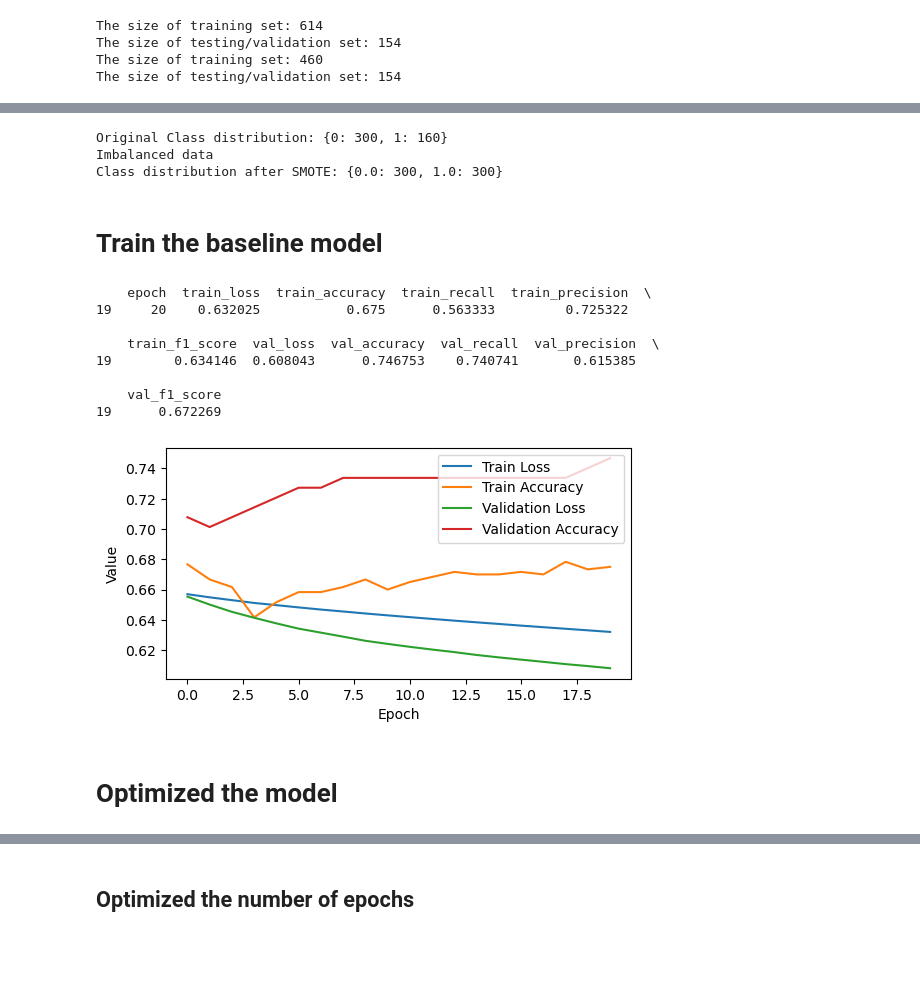
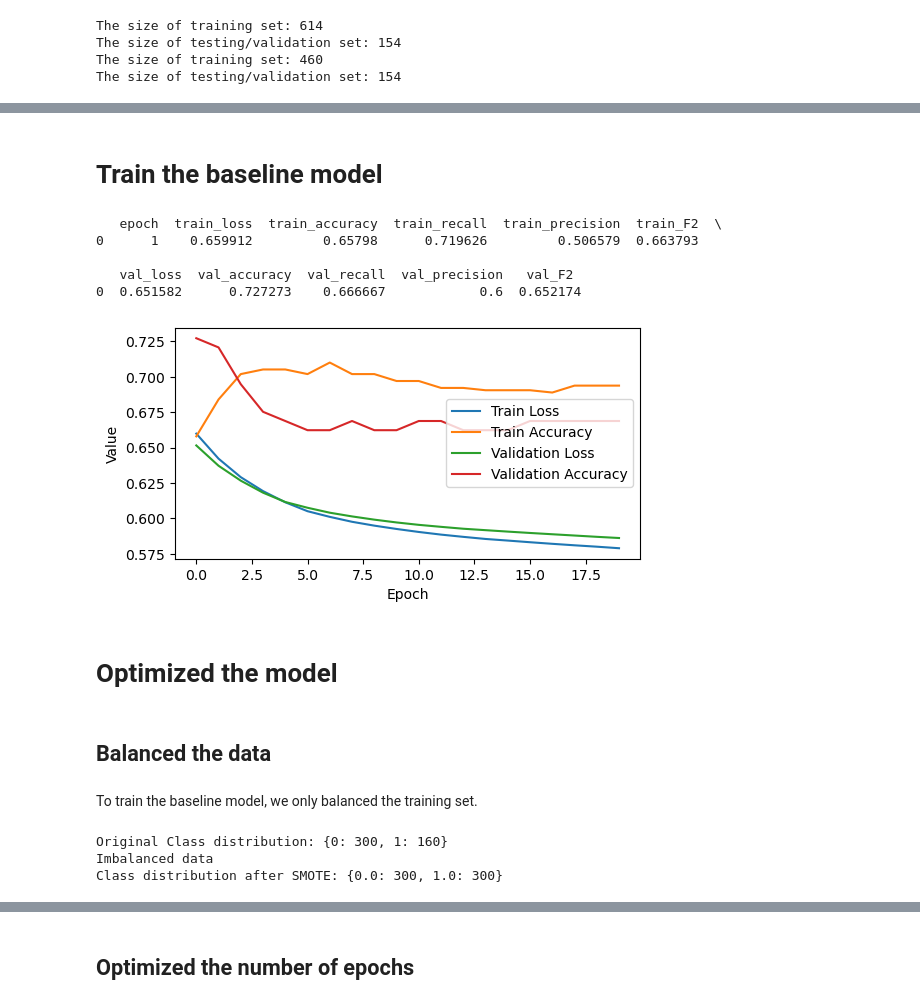
Before and after one commit to wh01019/Deep_Learning_assignment, a Jupyter notebook: a1-1880872_code.ipynb, the cells around one changed output, grey strips where cells are left out. Cells and saved outputs as stored; diff of their text form; code cells hidden in the pictures; blank space fills up the shorter version.

```diff
--- a/a1-1880872_code.ipynb
+++ b/a1-1880872_code.ipynb
@@ -142,9 +111,3 @@ To train the baseline model, we only balanced the training set.
-# %%
-X_train, y_train = balance_data(X_train_nb, y_train_nb)
-# %% [output]
-Original Class distribution: {0: 300, 1: 160}
-Imbalanced data
-Class distribution after SMOTE: {0.0: 300, 1.0: 300}
 # %% [markdown]
 # Train the baseline model
 # %%
@@ -196,9 +159,10 @@ def calculate_metrics_epoch(all_preds, all_labels):
     accuracy = accuracy_score(all_labels, all_preds)
     recall = recall_score(all_labels, all_preds)
     precision = precision_score(all_labels, all_preds)
-    f1 = f1_score(all_labels, all_preds)
+    f2 = fbeta_score(all_labels, all_preds, beta=2)
 
-    return accuracy, recall, precision, f1
+
+    return accuracy, recall, precision, f2
 
 # Define a function for training
 def epoch_train(model, loader, criterion):
@@ -227,9 +191,9 @@ def epoch_train(model, loader, criterion):
 
     # Calculate metrics
     epoch_loss /= len(loader.dataset)
-    accuracy, recall, precision, f1 = calculate_metrics_epoch(all_preds, all_labels)
+    accuracy, recall, precision, f = calculate_metrics_epoch(all_preds, all_labels)
 
-    return epoch_loss, accuracy, recall, precision, f1
+    return epoch_loss, accuracy, recall, precision, f
 
 def epoch_validate(model, loader, criterion):
     model.eval()
@@ -253,9 +217,9 @@ def epoch_validate(model, loader, criterion):
     all_preds = np.array(all_preds) >= 0.5  # Binarize predictions
     all_labels = np.array(all_labels)
 
-    accuracy, recall, precision, f1 = calculate_metrics_epoch(all_preds, all_labels)
+    accuracy, recall, precision, f = calculate_metrics_epoch(all_preds, all_labels)
 
-    return epoch_loss, accuracy, recall, precision, f1
+    return epoch_loss, accuracy, recall, precision, f
 
 # Define a function of training, getting metrics, and saving the best model checkpoint
 def do_all(trainX, trainy, testX, testy, optimizer_name="SGD", learning_rate=0.01, batch_size=32, epochs=20, verbose=0, display=True):
@@ -263,7 +227,7 @@ def do_all(trainX, trainy, testX, testy, optimizer_name="SGD", learning_rate=0.0
     criterion = nn.BCEWithLogitsLoss()
 
     metrics_res = []  # List to store metrics for each epoch
-    best_accuracy = 0.0
+    best_f = 0.0
 
     # Create loaders
     train_loader = get_loader(trainX, trainy, batch_size=batch_size)
@@ -271,10 +235,10 @@ def do_all(trainX, trainy, testX, testy, optimizer_name="SGD", learning_rate=0.0
 
     for epoch in range(epochs):
         # Train the model
-        train_epoch_loss, train_accuracy, train_recall, train_precision, train_f1 = epoch_train(model, train_loader, criterion)
+        train_epoch_loss, train_accuracy, train_recall, train_precision, train_f = epoch_train(model, train_loader, criterion)
 
         # Validate the model
-        val_epoch_loss, val_accuracy, val_recall, val_precision, val_f1 = epoch_validate(model, val_loader, criterion)
+        val_epoch_loss, val_accuracy, val_recall, val_precision, val_f = epoch_validate(model, val_loader, criterion)
 
         # Store metrics in dictionary
         metrics = {
@@ -283,19 +247,19 @@ def do_all(trainX, trainy, testX, testy, optimizer_name="SGD", learning_rate=0.0
             'train_accuracy': train_accuracy,
             'train_recall': train_recall,
             'train_precision': train_precision,
-            'train_f1_score': train_f1,
+            'train_F2': train_f,
             'val_loss': val_epoch_loss,
             'val_accuracy': val_accuracy,
             'val_recall': val_recall,
             'val_precision': val_precision,
-            'val_f1_score': val_f1
+            'val_F2 ': val_f
         }
         metrics_res.append(metrics)
 
         # Check if this is the best accuracy so far
-        if val_accuracy > best_accuracy:
+        if val_f > best_f:
             min_loss = val_epoch_loss
-            best_accuracy = val_accuracy
+            best_f = val_f
             best_epoch = epoch + 1
             best_model = model.state_dict()  # Save model state for the best accuracy
 
@@ -327,19 +291,19 @@ def do_all(trainX, trainy, testX, testy, optimizer_name="SGD", learning_rate=0.0
 
     model.load_state_dict(best_model)
 
-    return model, metrics_res, best_accuracy, min_loss
+    return model, metrics_res, best_f, min_loss
-# %%
-# Train the model
-model, base_metrics_res, _, _ = do_all(X_train, y_train, X_val_nb, y_val_nb)
-# %% [output]
-    epoch  train_loss  train_accuracy  train_recall  train_precision  \
-19     20    0.632025           0.675      0.563333         0.725322
-
-    train_f1_score  val_loss  val_accuracy  val_recall  val_precision  \
-19        0.634146  0.608043      0.746753    0.740741       0.615385
-
-    val_f1_score
-19      0.672269
-[figure, old version]
+# %%
+# Train the baseline model with imbalanced data
+model, base_metrics_res, _, _ = do_all(X_train_big, y_train_big, X_test, y_test)
+del model
+# %% [output]
+   epoch  train_loss  train_accuracy  train_recall  train_precision  train_F2  \
+0      1    0.659912         0.65798      0.719626         0.506579  0.663793
+
+   val_loss  val_accuracy  val_recall  val_precision   val_F2
+0  0.651582      0.727273    0.666667            0.6  0.652174
+[figure, added]
 # %% [markdown]
 # Optimized the model
+# %% [markdown]
+## Balanced the data
@@ -345,0 +337,8 @@ model, base_metrics_res, _, _ = do_all(X_train, y_train, X_val_nb, y_val_nb)
+# %% [markdown]
+To train the baseline model, we only balanced the training set.
+# %%
+X_train, y_train = balance_data(X_train_nb, y_train_nb)
+# %% [output]
+Original Class distribution: {0: 300, 1: 160}
+Imbalanced data
+Class distribution after SMOTE: {0.0: 300, 1.0: 300}
```
Also changed, not shown: parts of 19 cells of this notebook.
